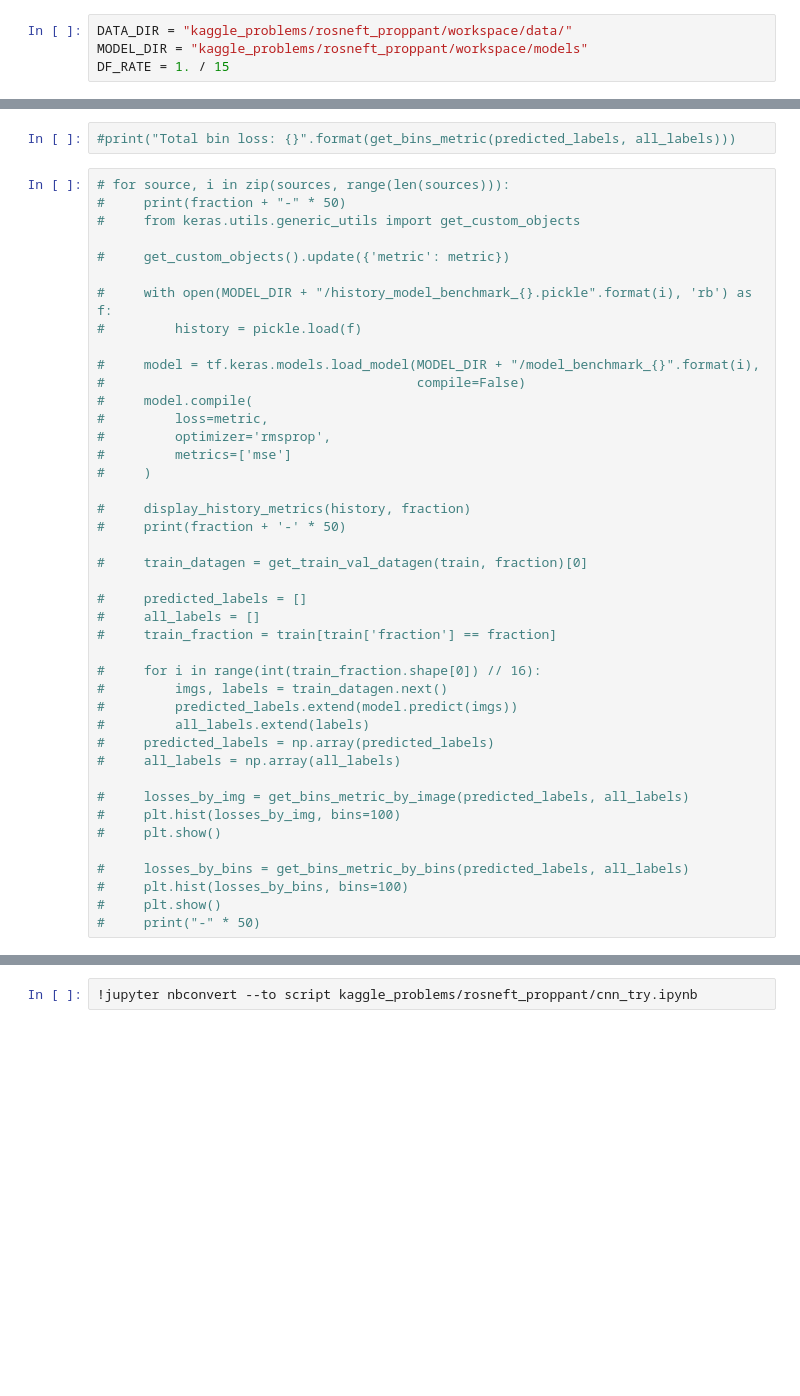
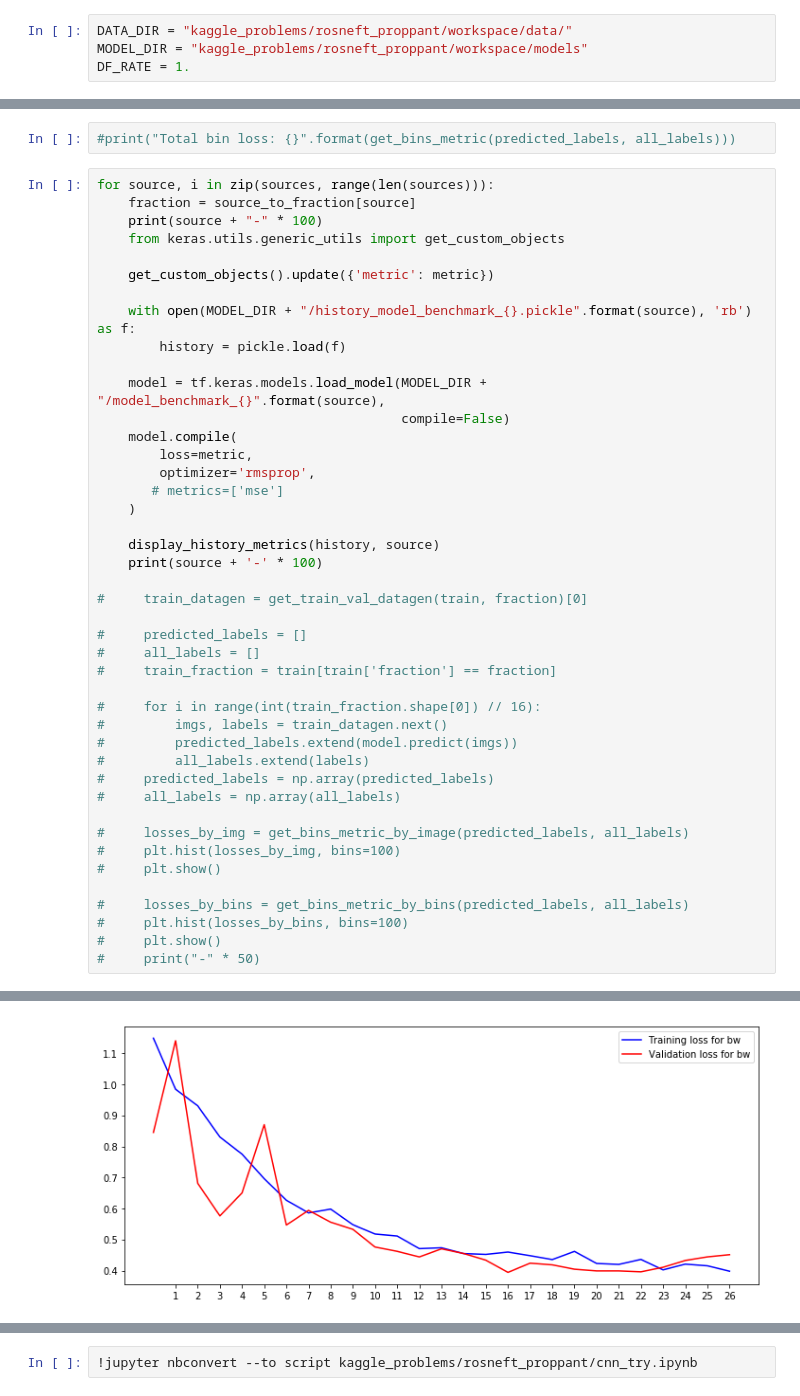
Before and after one commit to skrydg/ml, a Jupyter notebook: kaggle_problems/rosneft_proppant/cnn_try.ipynb, the cells around one changed output, grey strips where cells are left out. Saved outputs shown, nothing was run; the diff lists cells and outputs as text; blank space fills up the shorter version.

```diff
--- a/kaggle_problems/rosneft_proppant/cnn_try.ipynb
+++ b/kaggle_problems/rosneft_proppant/cnn_try.ipynb
@@ -31,7 +31,7 @@ from kaggle_problems.rosneft_proppant.workspace.common import TARGET_SHAPE
 # %%
 DATA_DIR = "kaggle_problems/rosneft_proppant/workspace/data/"
 MODEL_DIR = "kaggle_problems/rosneft_proppant/workspace/models"
-DF_RATE = 1. / 15
+DF_RATE = 1.
 # %%
 train = pd.read_csv("{}labels/labels.csv".format(DATA_DIR))
 train.describe()
@@ -216,25 +220,26 @@ def get_bins_metric_by_bins(predicted, true):
 # %%
 #print("Total bin loss: {}".format(get_bins_metric(predicted_labels, all_labels)))
 # %%
-# for source, i in zip(sources, range(len(sources))):
-#     print(fraction + "-" * 50)
-#     from keras.utils.generic_utils import get_custom_objects
+for source, i in zip(sources, range(len(sources))):
+    fraction = source_to_fraction[source]
+    print(source + "-" * 100)
+    from keras.utils.generic_utils import get_custom_objects
 
-#     get_custom_objects().update({'metric': metric})
+    get_custom_objects().update({'metric': metric})
 
-#     with open(MODEL_DIR + "/history_model_benchmark_{}.pickle".format(i), 'rb') as f:
-#         history = pickle.load(f)
+    with open(MODEL_DIR + "/history_model_benchmark_{}.pickle".format(source), 'rb') as f:
+        history = pickle.load(f)
 
-#     model = tf.keras.models.load_model(MODEL_DIR + "/model_benchmark_{}".format(i),
-#                                        compile=False)
-#     model.compile(
-#         loss=metric,
-#         optimizer='rmsprop',
-#         metrics=['mse']
-#     )
+    model = tf.keras.models.load_model(MODEL_DIR + "/model_benchmark_{}".format(source),
+                                       compile=False)
+    model.compile(
+        loss=metric,
+        optimizer='rmsprop',
+       # metrics=['mse']
+    )
 
-#     display_history_metrics(history, fraction)
-#     print(fraction + '-' * 50)
+    display_history_metrics(history, source)
+    print(source + '-' * 100)
 
 #     train_datagen = get_train_val_datagen(train, fraction)[0]
 
@@ -257,3 +262,4 @@ def get_bins_metric_by_bins(predicted, true):
 #     plt.hist(losses_by_bins, bins=100)
 #     plt.show()
 #     print("-" * 50)
+# %% [output]
@@ -259,0 +267 @@ def get_bins_metric_by_bins(predicted, true):
+[figure, added]
```
Also changed, not shown: parts of 2 cells of this notebook, 8 other files.
